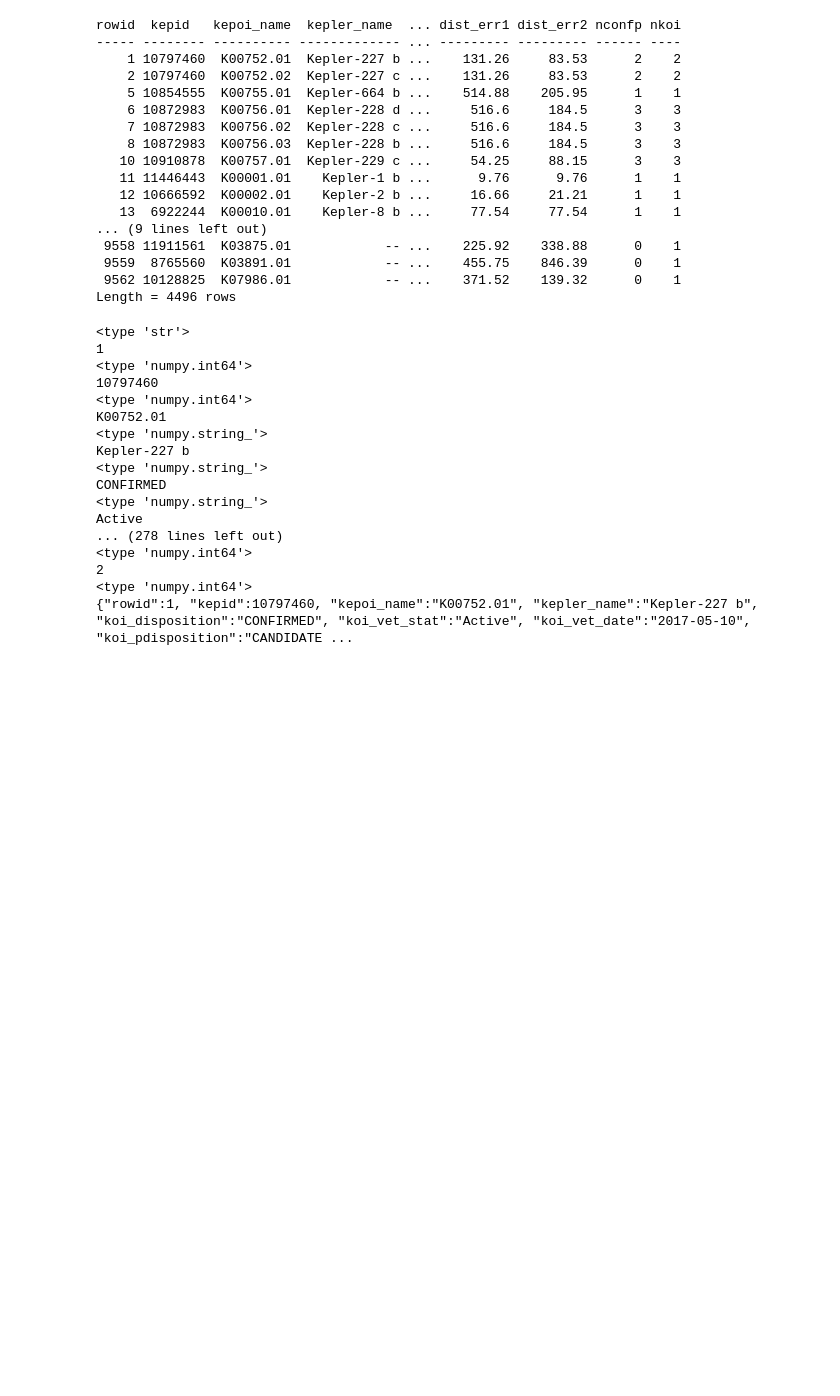
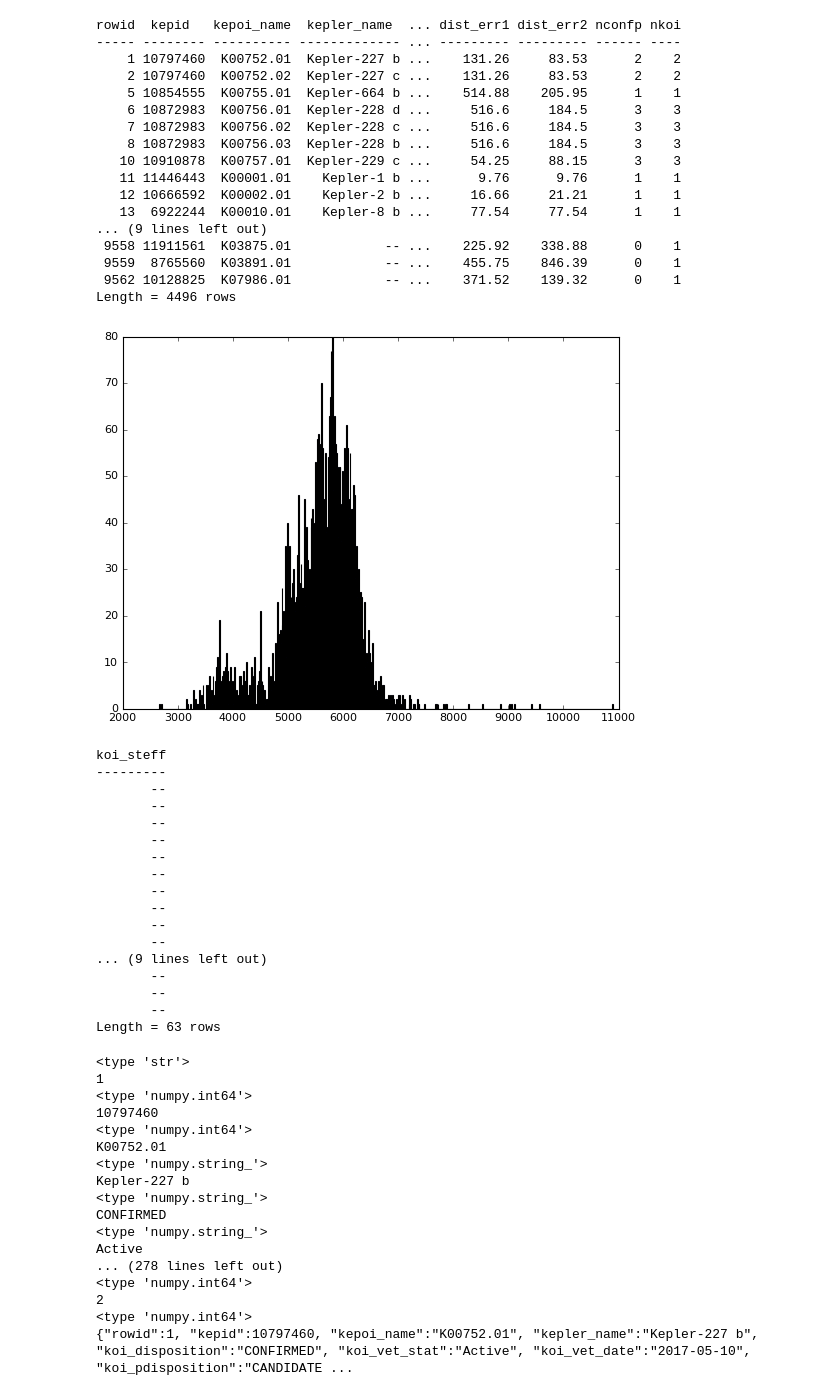
Before and after one commit to esandford/kepler_atlas, a Jupyter notebook: convert_csv_json.ipynb, the cells around one changed output. Saved outputs shown, nothing was run; the diff lists cells and outputs as text; code cells hidden in the pictures; blank space fills up the shorter version.

Commit message:
Removed KOIs with undefined koi_srad and/or koi_steff, but that doesn’t seem to fix the plotting problem….hmm

```diff
--- a/convert_csv_json.ipynb
+++ b/convert_csv_json.ipynb
@@ -55,6 +55,32 @@ rowid  kepid   kepoi_name  kepler_name  ... dist_err1 dist_err2 nconfp nkoi
  9559  8765560  K03891.01            -- ...    455.75    846.39      0    1
  9562 10128825  K07986.01            -- ...    371.52    139.32      0    1
 Length = 4496 rows
+# %%
+fig = plt.figure(figsize=(8,6))
+plt.hist(kep['koi_steff'],bins=500)
+plt.show()
+
+badmask = (kep['koi_steff'] <= 1000) | (kep['koi_srad'] >= 15000.)
+print kep['koi_steff'][badmask]
+# %% [output]
+[figure, added]
+koi_steff
+---------
+       --
+       --
+       --
+       --
+       --
+       --
+       --
+       --
+       --
+       --
+... (9 lines left out)
+       --
+       --
+       --
+Length = 63 rows
 # %%
 x = "x"
 print type(x)
```
Also changed, not shown: parts of 2 cells of this notebook, 1 other file.
